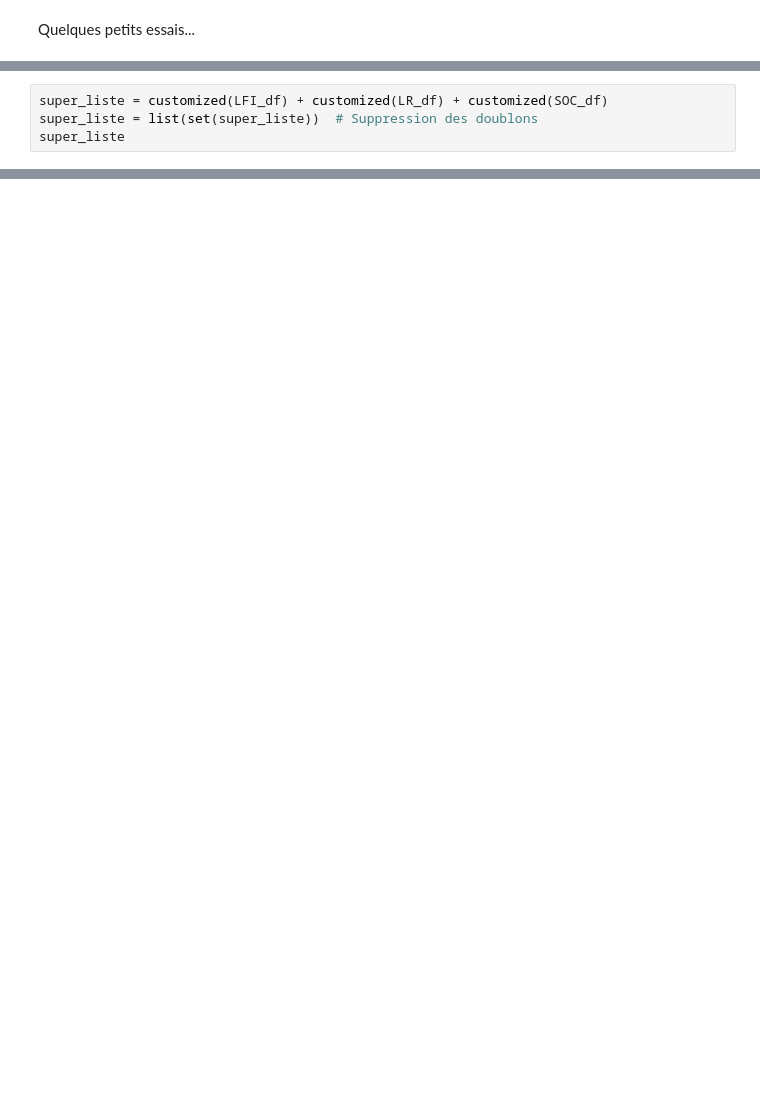
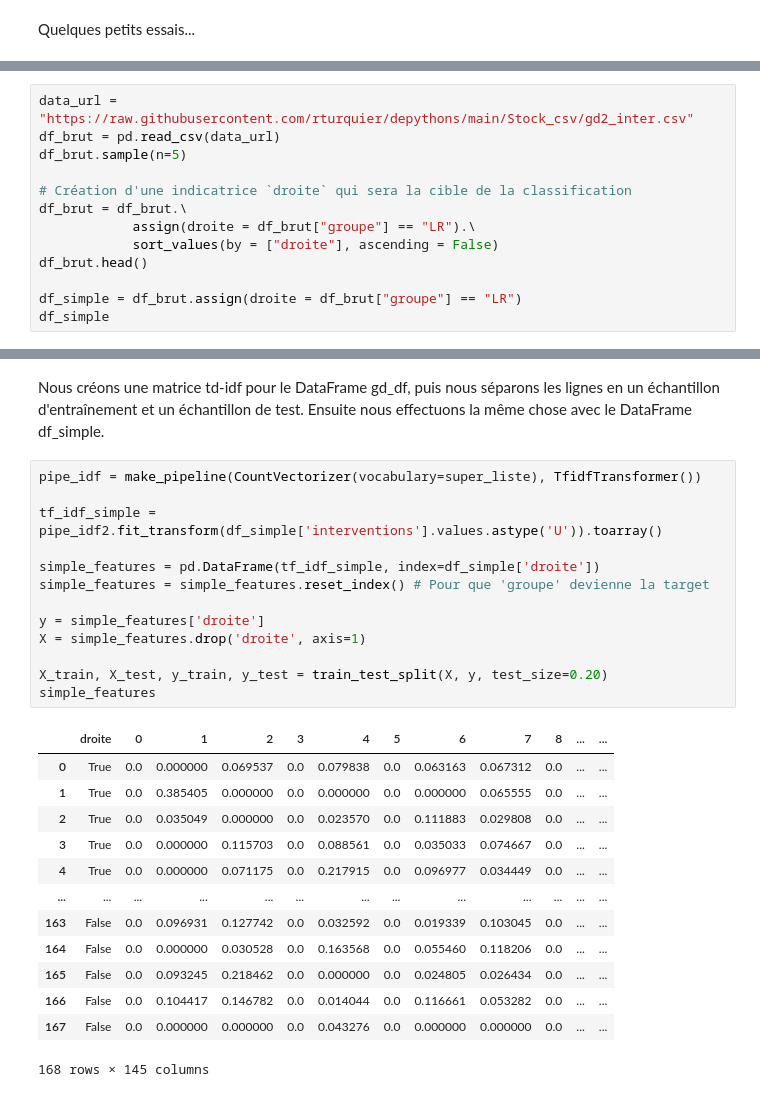
Before and after one commit to Jeremstym/depython_complete, a Jupyter notebook: Rendu.ipynb, the cells around one changed output, grey strips where cells are left out. Saved outputs shown, nothing was run; the diff lists cells and outputs as text; blank space fills up the shorter version.

Commit message:
Nouveau Notebook, avec import depuis modules exté

```diff
--- a/Rendu.ipynb
+++ b/Rendu.ipynb
@@ -390,4 +191,0 @@ Utilisons ces fonctions pour créer une liste de mots customisée, qui contient
-# %%
-super_liste = customized(LFI_df) + customized(LR_df) + customized(SOC_df)
-super_liste = list(set(super_liste))  # Suppression des doublons
-super_liste
@@ -393,0 +205,13 @@ super_liste
+# %%
+data_url = "https://raw.githubusercontent.com/rturquier/depythons/main/Stock_csv/gd2_inter.csv"
+df_brut = pd.read_csv(data_url)
+df_brut.sample(n=5)
+
+# Création d'une indicatrice `droite` qui sera la cible de la classification
+df_brut = df_brut.\
+            assign(droite = df_brut["groupe"] == "LR").\
+            sort_values(by = ["droite"], ascending = False)
+df_brut.head()
+
+df_simple = df_brut.assign(droite = df_brut["groupe"] == "LR")
+df_simple
@@ -393,0 +252,30 @@ super_liste
+# %% [markdown]
+Nous créons une matrice td-idf pour le DataFrame gd_df, puis nous séparons les lignes en un échantillon d'entraînement et un échantillon de test.
+Ensuite nous effectuons la même chose avec le DataFrame df_simple.
+# %%
+pipe_idf = make_pipeline(CountVectorizer(vocabulary=super_liste), TfidfTransformer())
+
+tf_idf_simple = pipe_idf2.fit_transform(df_simple['interventions'].values.astype('U')).toarray()
+
+simple_features = pd.DataFrame(tf_idf_simple, index=df_simple['droite'])
+simple_features = simple_features.reset_index() # Pour que 'groupe' devienne la target
+
+y = simple_features['droite']
+X = simple_features.drop('droite', axis=1)
+
+X_train, X_test, y_train, y_test = train_test_split(X, y, test_size=0.20)
+simple_features
+# %% [output]
+|  | droite | 0 | 1 | 2 | 3 | 4 | 5 | 6 | 7 | 8 | ... | ... |
+| 0 | True | 0.0 | 0.000000 | 0.069537 | 0.0 | 0.079838 | 0.0 | 0.063163 | 0.067312 | 0.0 | ... | ... |
+| 1 | True | 0.0 | 0.385405 | 0.000000 | 0.0 | 0.000000 | 0.0 | 0.000000 | 0.065555 | 0.0 | ... | ... |
+| 2 | True | 0.0 | 0.035049 | 0.000000 | 0.0 | 0.023570 | 0.0 | 0.111883 | 0.029808 | 0.0 | ... | ... |
+| 3 | True | 0.0 | 0.000000 | 0.115703 | 0.0 | 0.088561 | 0.0 | 0.035033 | 0.074667 | 0.0 | ... | ... |
+| 4 | True | 0.0 | 0.000000 | 0.071175 | 0.0 | 0.217915 | 0.0 | 0.096977 | 0.034449 | 0.0 | ... | ... |
+| ... | ... | ... | ... | ... | ... | ... | ... | ... | ... | ... | ... | ... |
+| 163 | False | 0.0 | 0.096931 | 0.127742 | 0.0 | 0.032592 | 0.0 | 0.019339 | 0.103045 | 0.0 | ... | ... |
+| 164 | False | 0.0 | 0.000000 | 0.030528 | 0.0 | 0.163568 | 0.0 | 0.055460 | 0.118206 | 0.0 | ... | ... |
+| 165 | False | 0.0 | 0.093245 | 0.218462 | 0.0 | 0.000000 | 0.0 | 0.024805 | 0.026434 | 0.0 | ... | ... |
+| 166 | False | 0.0 | 0.104417 | 0.146782 | 0.0 | 0.014044 | 0.0 | 0.116661 | 0.053282 | 0.0 | ... | ... |
+| 167 | False | 0.0 | 0.000000 | 0.000000 | 0.0 | 0.043276 | 0.0 | 0.000000 | 0.000000 | 0.0 | ... | ... |
+168 rows × 145 columns
```
Also changed, not shown: parts of 37 cells of this notebook.
